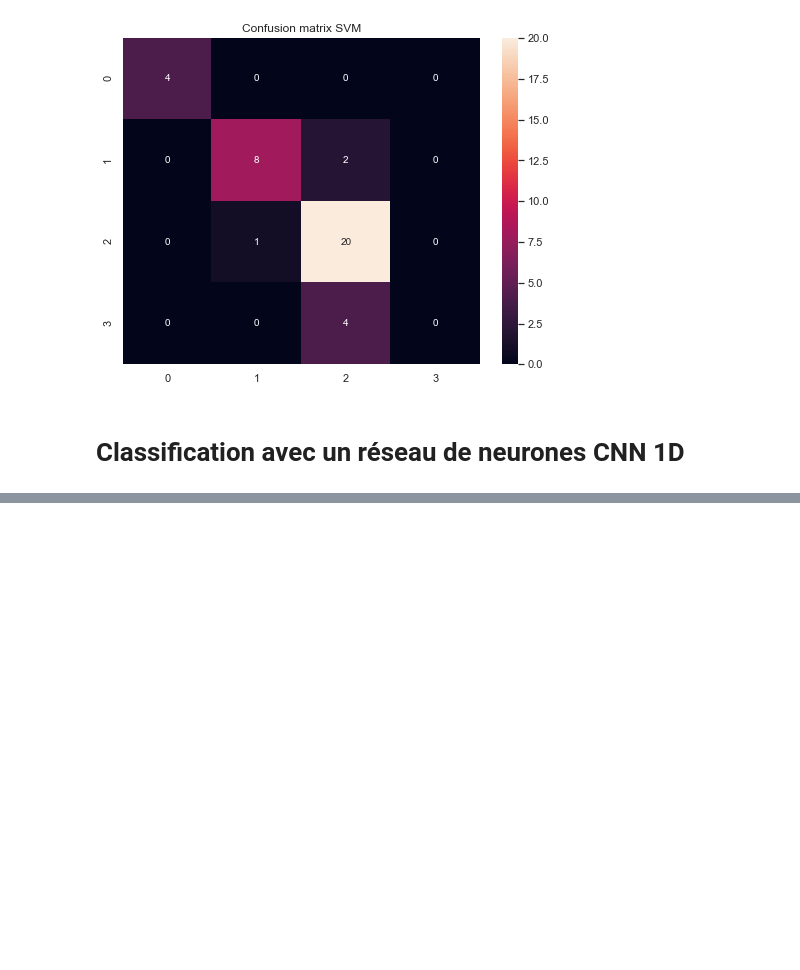
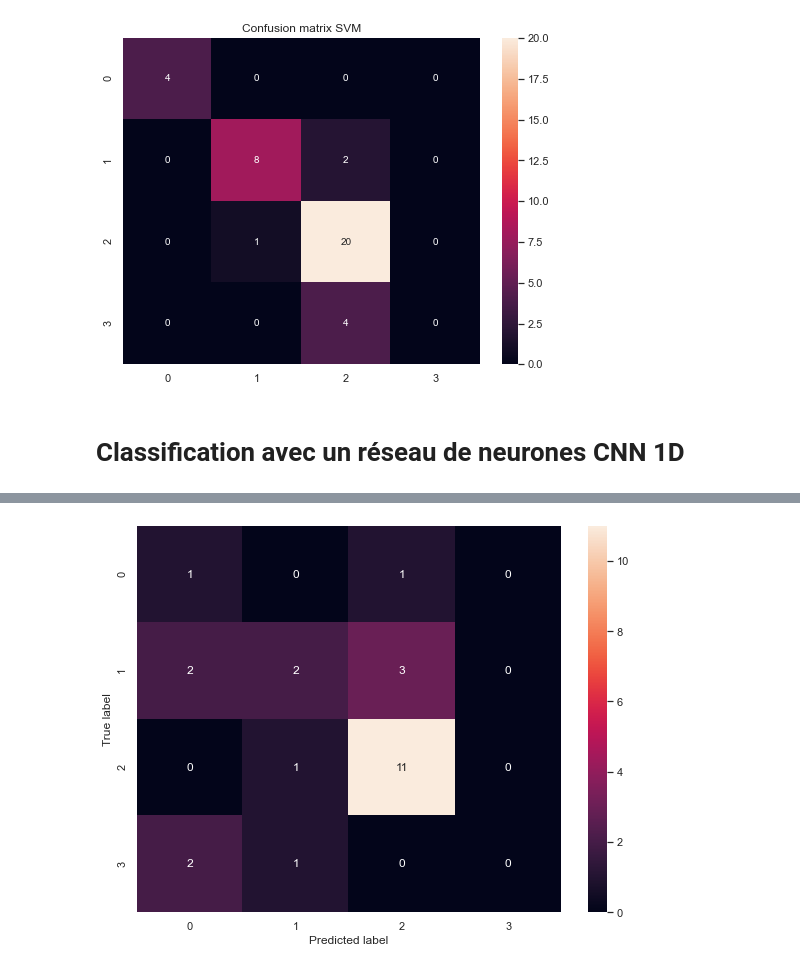
Before and after one commit to MohamedNennouche/COPD-Detection, a Jupyter notebook: COPD-one-1D-signal.ipynb, the cells around one changed output, grey strips where cells are left out. Drawn from its saved outputs; the diff is of its cells as text; code cells hidden in the pictures; blank space fills up the shorter version.

```diff
--- a/COPD-1D-signals.ipynb
+++ b/COPD-one-1D-signal.ipynb
@@ -644,0 +443,3 @@ plt.show()
+# %%
+ut.cnn1D(data=data_capteur3, test_size=0.3)
+# %% [output]
@@ -644,0 +463 @@ plt.show()
+[figure, added]
```
Also changed, not shown: parts of 59 cells of this notebook, 5 other files.
